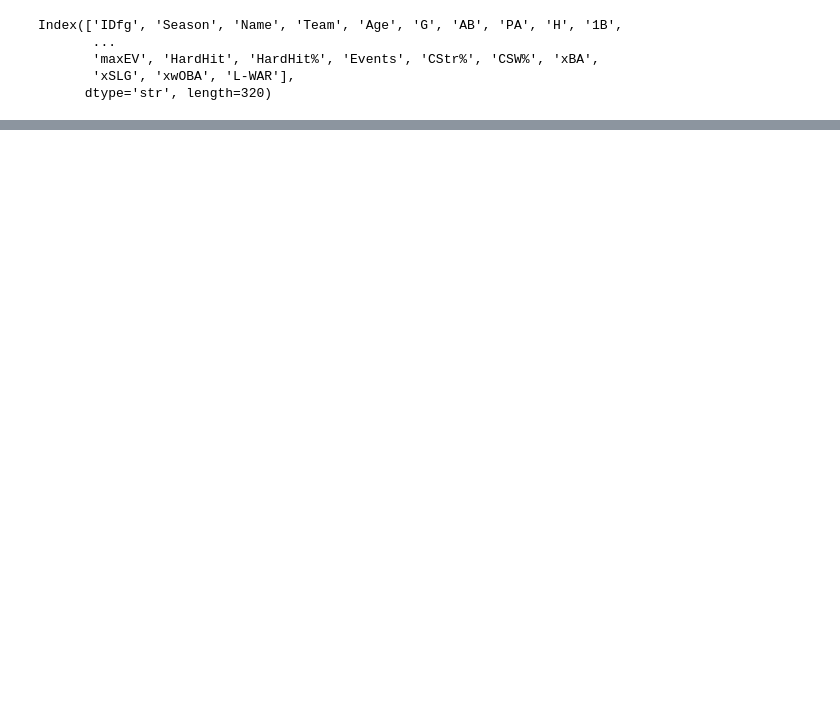
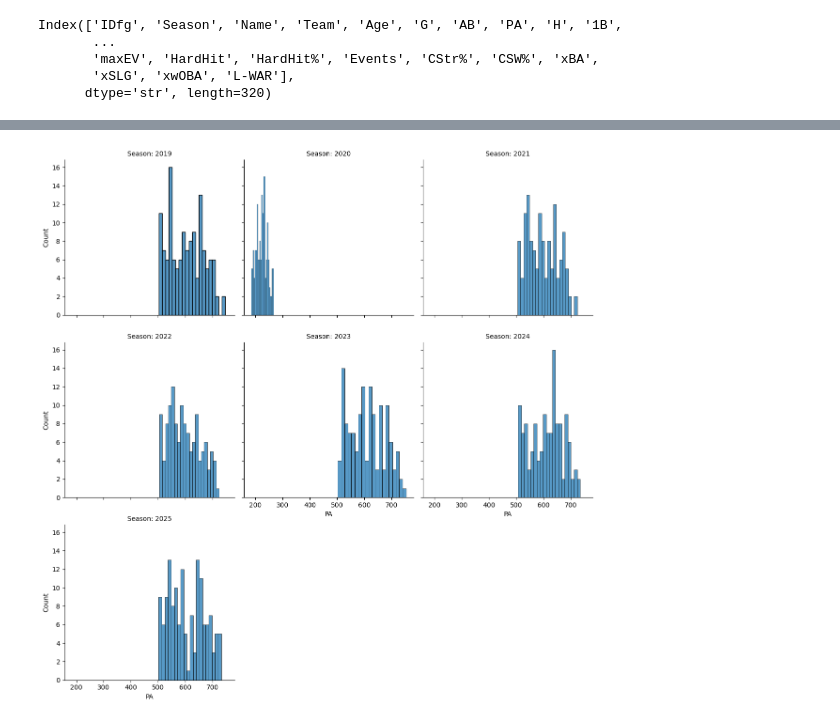
Before and after one commit to alexanderneva/baseball, a Jupyter notebook: ColumnExploration.ipynb, the cells around one changed output, grey strips where cells are left out. Cells and saved outputs as stored; diff of their text form; code cells hidden in the pictures; blank space fills up the shorter version.

```diff
--- a/ColumnExploration.ipynb
+++ b/ColumnExploration.ipynb
@@ -37,0 +117,10 @@ Barrel% -
+# %%
+# investigating why PA is split awkwardly
+
+g = sns.FacetGrid(batting_data_2, col="Season", col_wrap=3, height=4)
+g.map_dataframe(sns.histplot, x="PA", bins=20)
+g.set_axis_labels("PA", "Count")
+g.set_titles("Season: {col_name}")
+plt.show()
+# %% [output]
+[figure, added]
```
Also changed, not shown: parts of 15 cells of this notebook, 3 other files.
